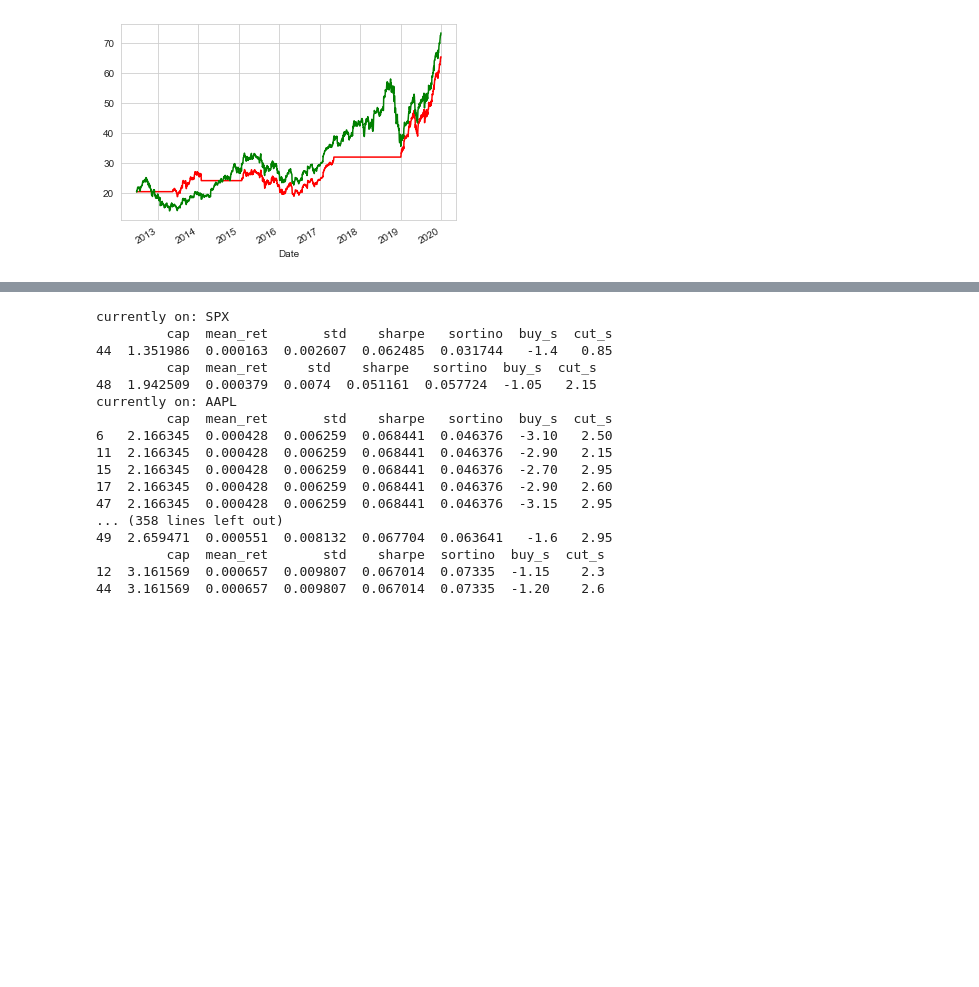
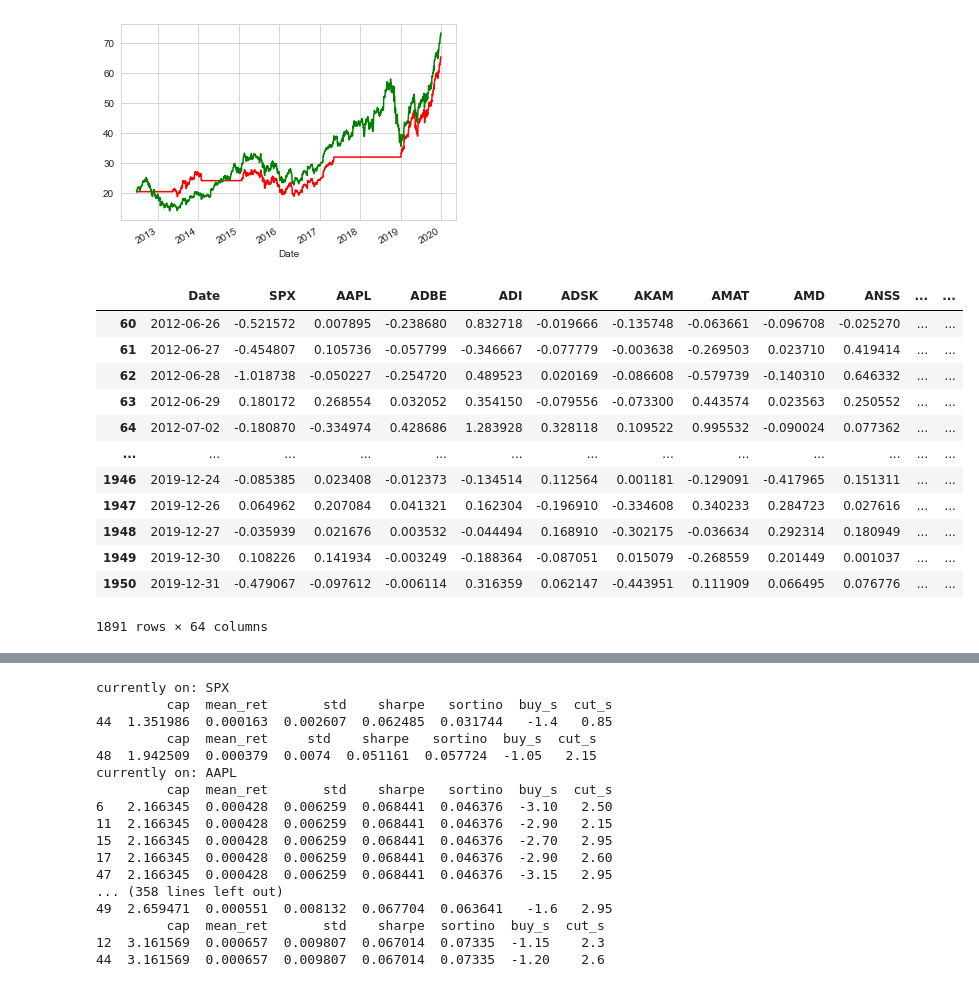
Before and after one commit to anthonysuherli/Statistical-arbitrage-with-O-U-process, a Jupyter notebook: Capstone_2_Modelling.ipynb, the cells around one changed output, grey strips where cells are left out. Cells and saved outputs as stored; diff of their text form; code cells hidden in the pictures; blank space fills up the shorter version.

```diff
--- a/Capstone_2_Modelling.ipynb
+++ b/Capstone_2_Modelling.ipynb
@@ -454,3 +458,20 @@ s_tech.index = pd.to_datetime(s_tech.index)
 
 s_tech_train = s_tech[s_tech.index.isin(train_range)]
 s_tech_test = s_tech.loc[train_range[-1]:]
+# %%
+import pandas as pd
+pd.read_csv('s_score_all_tech_b.csv')[60:]
+# %% [output]
+|  | Date | SPX | AAPL | ADBE | ADI | ADSK | AKAM | AMAT | AMD | ANSS | ... | ... |
+| 60 | 2012-06-26 | -0.521572 | 0.007895 | -0.238680 | 0.832718 | -0.019666 | -0.135748 | -0.063661 | -0.096708 | -0.025270 | ... | ... |
+| 61 | 2012-06-27 | -0.454807 | 0.105736 | -0.057799 | -0.346667 | -0.077779 | -0.003638 | -0.269503 | 0.023710 | 0.419414 | ... | ... |
+| 62 | 2012-06-28 | -1.018738 | -0.050227 | -0.254720 | 0.489523 | 0.020169 | -0.086608 | -0.579739 | -0.140310 | 0.646332 | ... | ... |
+| 63 | 2012-06-29 | 0.180172 | 0.268554 | 0.032052 | 0.354150 | -0.079556 | -0.073300 | 0.443574 | 0.023563 | 0.250552 | ... | ... |
+| 64 | 2012-07-02 | -0.180870 | -0.334974 | 0.428686 | 1.283928 | 0.328118 | 0.109522 | 0.995532 | -0.090024 | 0.077362 | ... | ... |
+| ... | ... | ... | ... | ... | ... | ... | ... | ... | ... | ... | ... | ... |
+| 1946 | 2019-12-24 | -0.085385 | 0.023408 | -0.012373 | -0.134514 | 0.112564 | 0.001181 | -0.129091 | -0.417965 | 0.151311 | ... | ... |
+| 1947 | 2019-12-26 | 0.064962 | 0.207084 | 0.041321 | 0.162304 | -0.196910 | -0.334608 | 0.340233 | 0.284723 | 0.027616 | ... | ... |
+| 1948 | 2019-12-27 | -0.035939 | 0.021676 | 0.003532 | -0.044494 | 0.168910 | -0.302175 | -0.036634 | 0.292314 | 0.180949 | ... | ... |
+| 1949 | 2019-12-30 | 0.108226 | 0.141934 | -0.003249 | -0.188364 | -0.087051 | 0.015079 | -0.268559 | 0.201449 | 0.001037 | ... | ... |
+| 1950 | 2019-12-31 | -0.479067 | -0.097612 | -0.006114 | 0.316359 | 0.062147 | -0.443951 | 0.111909 | 0.066495 | 0.076776 | ... | ... |
+1891 rows × 64 columns
```
Also changed, not shown: parts of 6 cells of this notebook.
